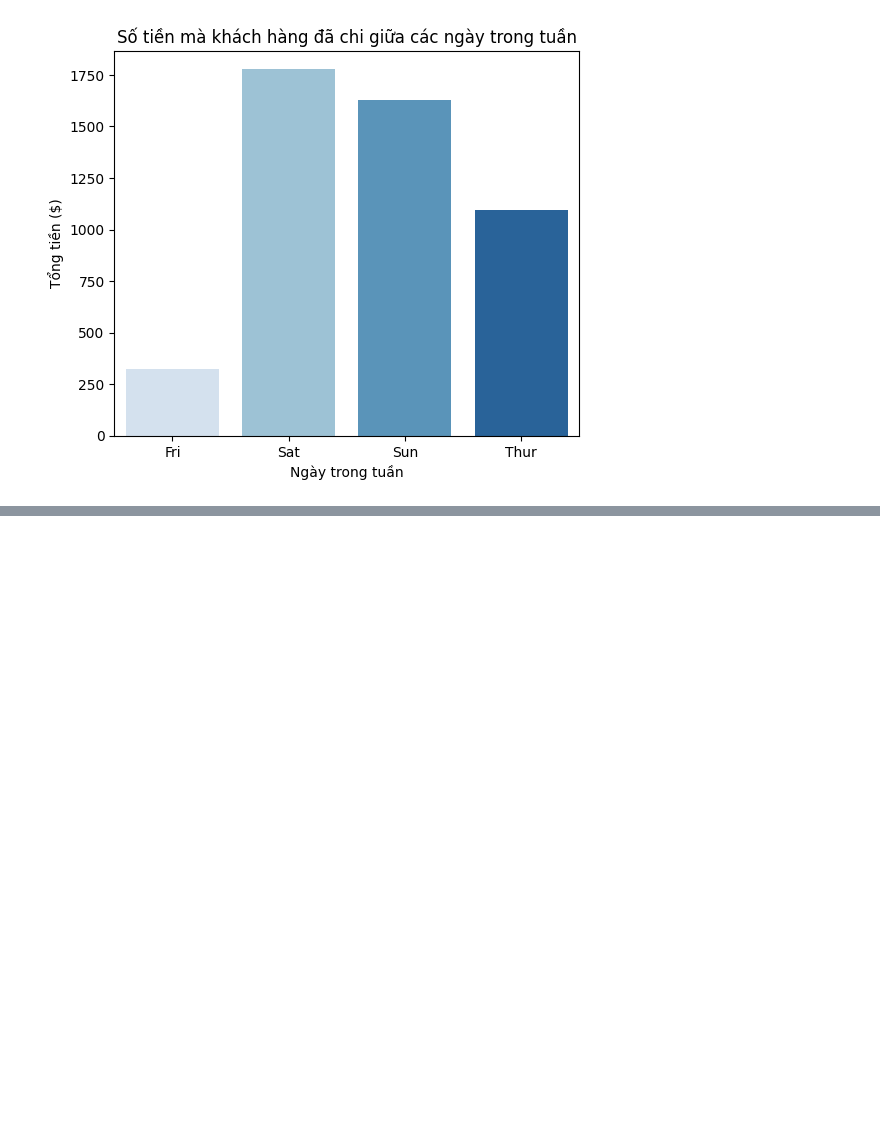
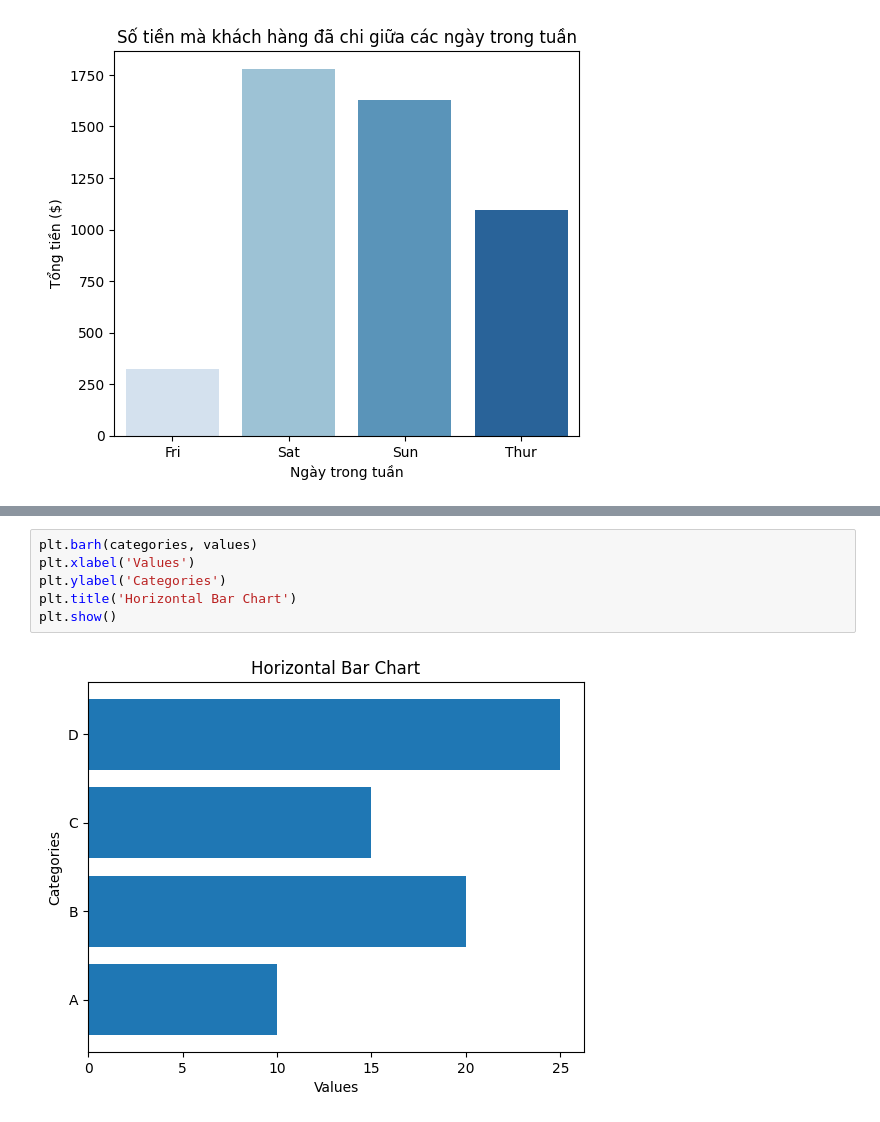
Before and after one commit to HuynhDucPhu2502/Data-Analysis-Learning-Projects, a Jupyter notebook: Computational Statistics and Applications/Practical/TKUD_Lab04_Ex_HuynhDucPhu_22653551.ipynb, the cells around one changed output, grey strips where cells are left out. Cells and saved outputs as stored; diff of their text form; blank space fills up the shorter version.

```diff
--- a/Computational Statistics and Applications/Practical/TKUD_Lab04_Ex_HuynhDucPhu_22653551.ipynb
+++ b/Computational Statistics and Applications/Practical/TKUD_Lab04_Ex_HuynhDucPhu_22653551.ipynb
@@ -336,0 +361,8 @@ Passing `palette` without assigning `hue` is deprecated and will be removed in v
+# %%
+plt.barh(categories, values)
+plt.xlabel('Values')
+plt.ylabel('Categories')
+plt.title('Horizontal Bar Chart')
+plt.show()
+# %% [output]
+[figure, added]
```
Also changed, not shown: parts of 8 cells of this notebook, 14 other files.
